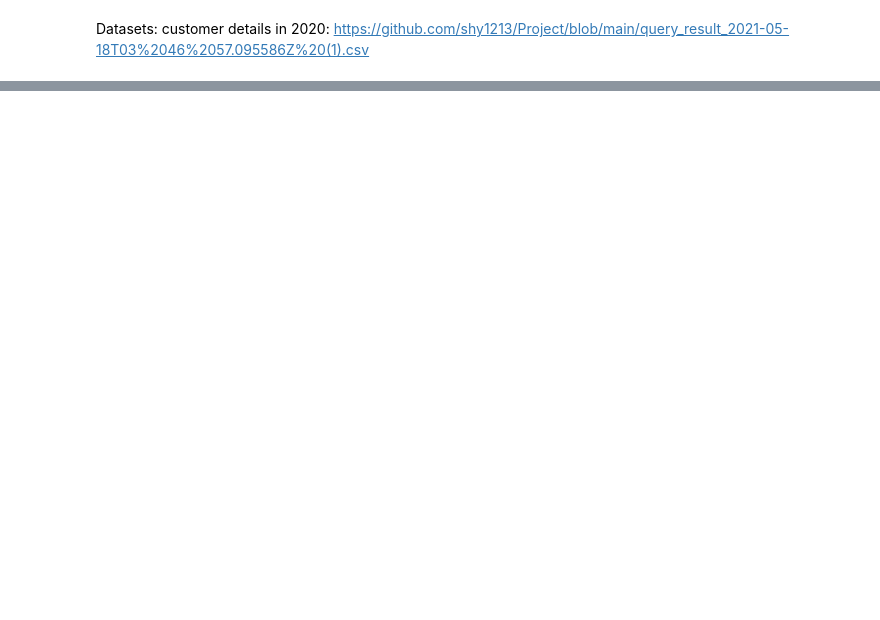
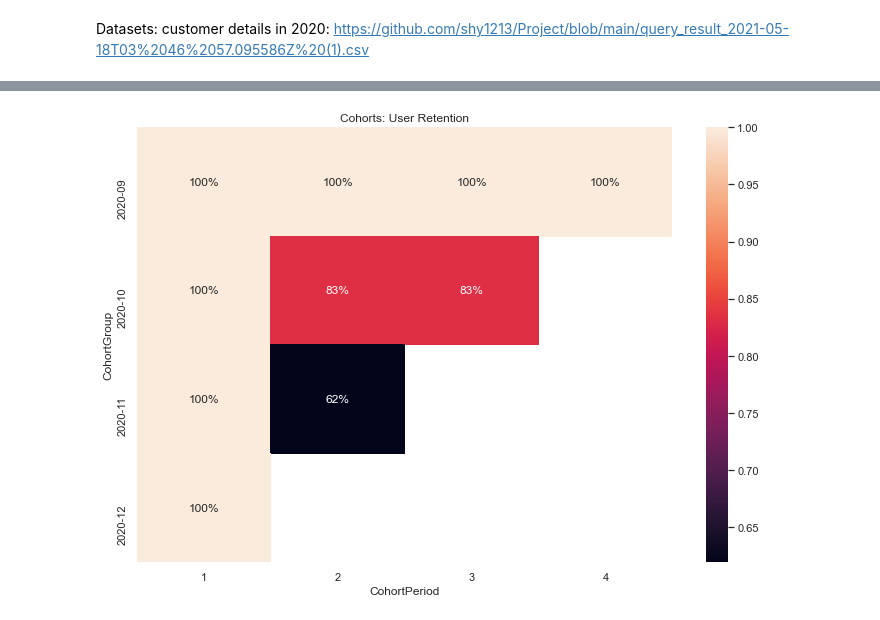
Before and after one commit to shy1213/Cohort-Analysis, a Jupyter notebook: Project.ipynb, the cells around one changed output, grey strips where cells are left out. Saved outputs shown, nothing was run; the diff lists cells and outputs as text; code cells hidden in the pictures; blank space fills up the shorter version.

```diff
--- a/Project.ipynb
+++ b/Project.ipynb
@@ -97,0 +98,4 @@ data_set_US
+# %%
+heat_map(Cohort_Analysis('CA'))
+# %% [output]
+[figure, added]
```
Also changed, not shown: parts of 22 cells of this notebook.
